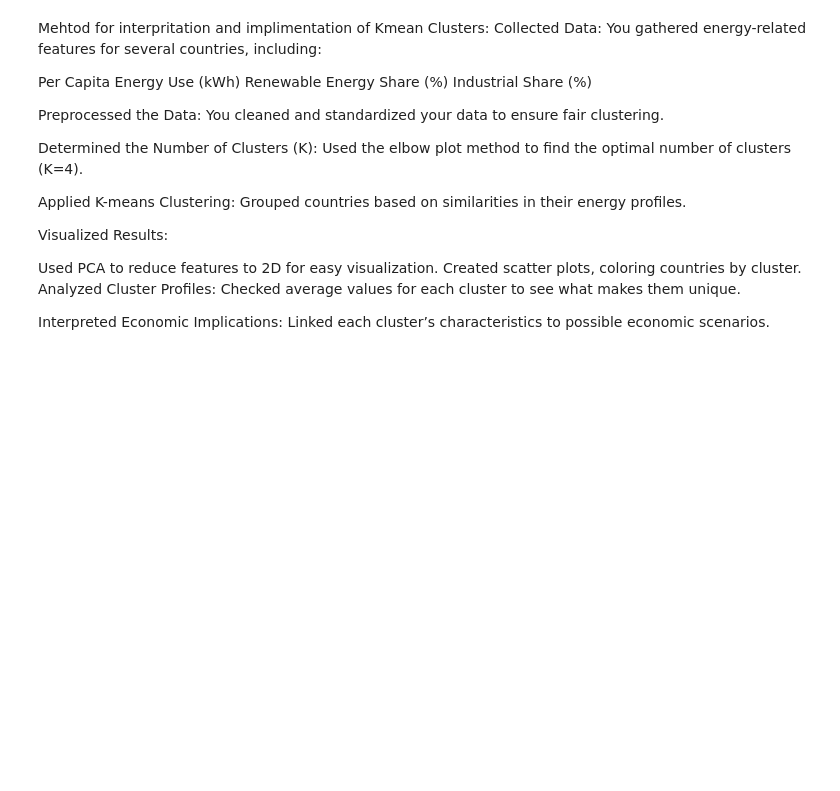
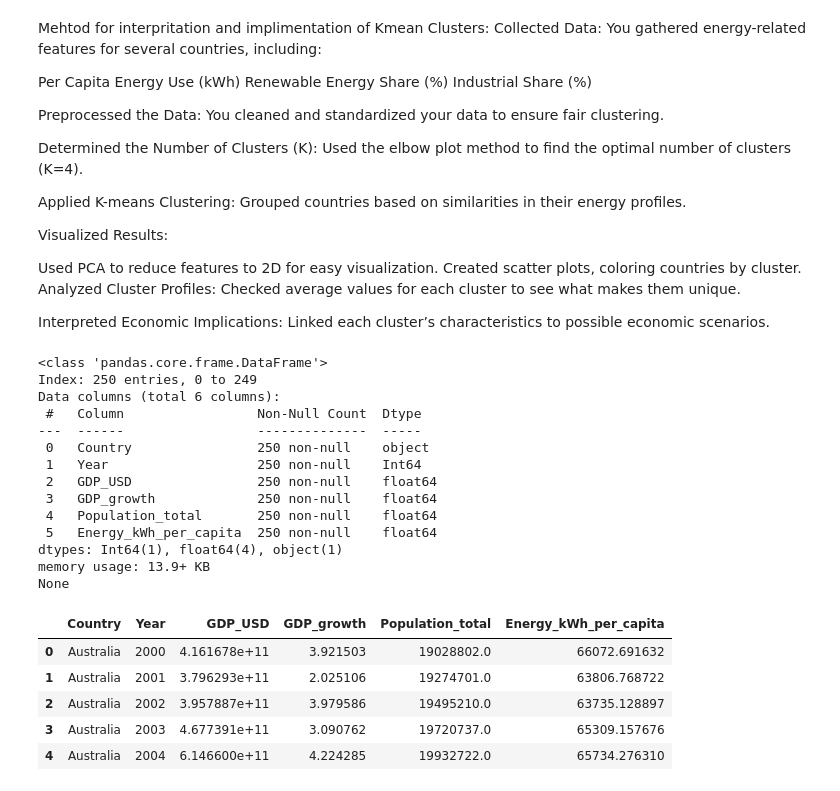
Before and after one commit to RudyAlhaddad7/global-energy-consumption-analysis, a Jupyter notebook: notebook/eda.ipynb, the cells around one changed output. Cells and saved outputs as stored; diff of their text form; code cells hidden in the pictures; blank space fills up the shorter version.

```diff
--- a/notebook/eda.ipynb
+++ b/notebook/eda.ipynb
@@ -659,3 +646,64 @@ Checked average values for each cluster to see what makes them unique.
 
 Interpreted Economic Implications:
 Linked each cluster’s characteristics to possible economic scenarios.
+# %%
+dfGDP = pd.read_csv('../data/dataGDP.csv', on_bad_lines='skip')
+# rename Columns for easier access
+dfGDP.rename(columns={
+    'Country Name': 'Country',
+    'Time': 'Year',
+    'GDP (current US$) [NY.GDP.MKTP.CD]': 'GDP_USD',
+    'GDP growth (annual %) [NY.GDP.MKTP.KD.ZG]': 'GDP_growth',
+    'Energy use (kg of oil equivalent per capita) [EG.USE.PCAP.KG.OE]': 'Energy_use_per_capita',
+    'Population, total [SP.POP.TOTL]': 'Population_total'
+}, inplace=True)
+
+#remove unnecessary columns
+
+dfGDP['Energy_use_per_capita'] = pd.to_numeric(
+    dfGDP['Energy_use_per_capita'].astype(str).str.replace(',', ''),
+    errors='coerce'  # invalid values become NaN
+)
+# Now multiply by 11.63 to get kWh
+dfGDP['Energy_kWh_per_capita'] = dfGDP['Energy_use_per_capita'] * 11.63
+
+dfGDP['Year'] = pd.to_numeric(
+    dfGDP['Year'].astype(str).str.replace(',', ''),
+    errors='coerce'  # invalid values become NaN
+)
+dfGDP['Year'] = dfGDP['Year'].astype('Int64')
+#droping some unnecessary columns
+dfGDP = dfGDP.drop(columns=['Energy_use_per_capita'])
+dfGDP = dfGDP.drop(columns=['Time Code', 'Country Code'])
+
+target_countries = [
+    'Australia', 'Brazil', 'China', 'Germany', 'India',
+    'Japan', 'Russian Federation', 'United Kingdom',
+    'United States', 'Canada'
+]
+dfGDP = dfGDP[dfGDP['Country'].isin(target_countries)]
+
+dfGDP['Energy_kWh_per_capita'] = dfGDP.groupby('Country')['Energy_kWh_per_capita'].transform(lambda x: x.interpolate())
+print(dfGDP.info())
+display(dfGDP.head())
+# %% [output]
+<class 'pandas.core.frame.DataFrame'>
+Index: 250 entries, 0 to 249
+Data columns (total 6 columns):
+ #   Column                 Non-Null Count  Dtype
+---  ------                 --------------  -----
+ 0   Country                250 non-null    object
+ 1   Year                   250 non-null    Int64
+ 2   GDP_USD                250 non-null    float64
+ 3   GDP_growth             250 non-null    float64
+ 4   Population_total       250 non-null    float64
+ 5   Energy_kWh_per_capita  250 non-null    float64
+dtypes: Int64(1), float64(4), object(1)
+memory usage: 13.9+ KB
+None
+|  | Country | Year | GDP_USD | GDP_growth | Population_total | Energy_kWh_per_capita |
+| 0 | Australia | 2000 | 4.161678e+11 | 3.921503 | 19028802.0 | 66072.691632 |
+| 1 | Australia | 2001 | 3.796293e+11 | 2.025106 | 19274701.0 | 63806.768722 |
+| 2 | Australia | 2002 | 3.957887e+11 | 3.979586 | 19495210.0 | 63735.128897 |
+| 3 | Australia | 2003 | 4.677391e+11 | 3.090762 | 19720737.0 | 65309.157676 |
+| 4 | Australia | 2004 | 6.146600e+11 | 4.224285 | 19932722.0 | 65734.276310 |
```
Also changed, not shown: parts of 16 cells of this notebook, 5 other files.
